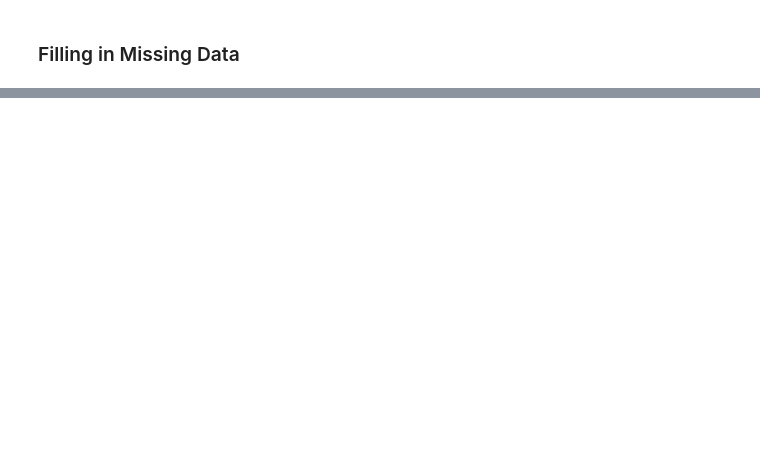
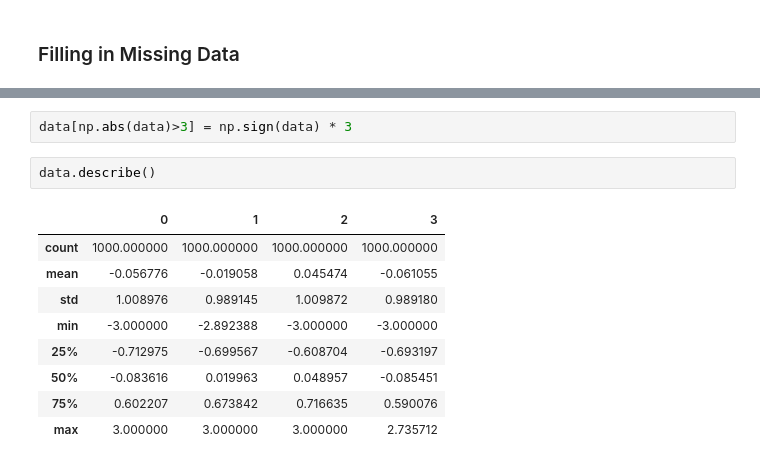
Before and after one commit to fatjudy/ML-try, a Jupyter notebook: Data Analysis/Chapter 7 Data Cleaning and Preparation.ipynb, the cells around one changed output, grey strips where cells are left out. Saved outputs shown, nothing was run; the diff lists cells and outputs as text; blank space fills up the shorter version.

```diff
--- a/Data Analysis/Chapter 7 Data Cleaning and Preparation.ipynb
+++ b/Data Analysis/Chapter 7 Data Cleaning and Preparation.ipynb
@@ -187,0 +545,14 @@ df.fillna(df.mean()) # fill using the column mean
+# %%
+data[np.abs(data)>3] = np.sign(data) * 3
+# %%
+data.describe()
+# %% [output]
+|  | 0 | 1 | 2 | 3 |
+| count | 1000.000000 | 1000.000000 | 1000.000000 | 1000.000000 |
+| mean | -0.056776 | -0.019058 | 0.045474 | -0.061055 |
+| std | 1.008976 | 0.989145 | 1.009872 | 0.989180 |
+| min | -3.000000 | -2.892388 | -3.000000 | -3.000000 |
+| 25% | -0.712975 | -0.699567 | -0.608704 | -0.693197 |
+| 50% | -0.083616 | 0.019963 | 0.048957 | -0.085451 |
+| 75% | 0.602207 | 0.673842 | 0.716635 | 0.590076 |
+| max | 3.000000 | 3.000000 | 3.000000 | 2.735712 |
```
Also changed, not shown: parts of 122 cells of this notebook, 5 other files.
